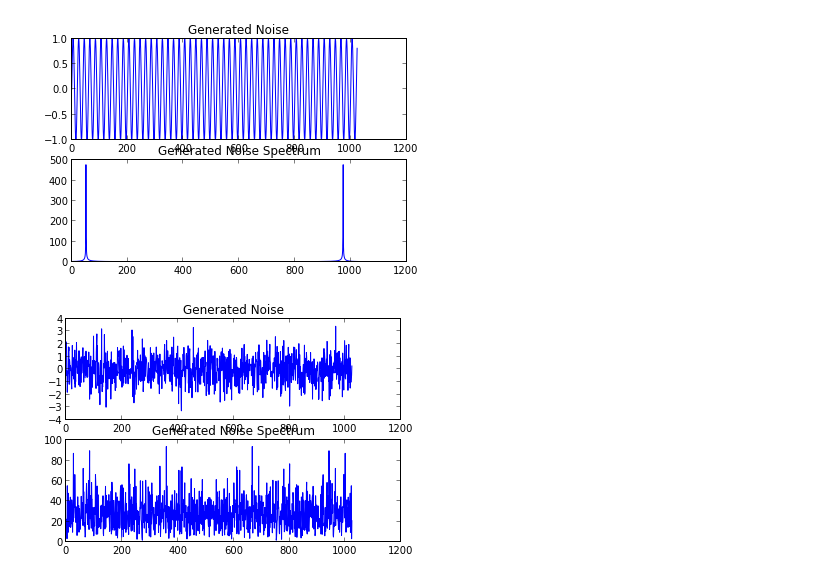
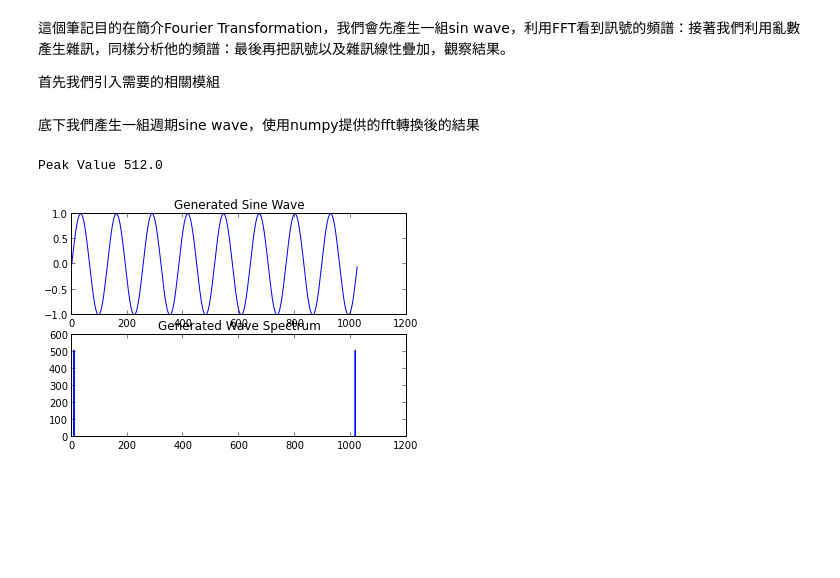
Before and after one commit to minhung/AppMathMethod, a Jupyter notebook: Signal_Analysis.ipynb, the cells around one changed output. Saved outputs shown, nothing was run; the diff lists cells and outputs as text; code cells hidden in the pictures; blank space fills up the shorter version.

```diff
--- a/Signal_Analysis.ipynb
+++ b/Signal_Analysis.ipynb
@@ -3,3 +1,7 @@
+# %% [markdown]
+這個筆記目的在簡介Fourier Transformation，我們會先產生一組sin wave，利用FFT看到訊號的頻譜：接著我們利用亂數產生雜訊，同樣分析他的頻譜：最後再把訊號以及雜訊線性疊加，觀察結果。
+
+首先我們引入需要的相關模組
 # %%
 import numpy as np
 import random
@@ -50,41 +11,21 @@ class shaper:
+# %% [markdown]
+底下我們產生一組週期sine wave，使用numpy提供的fft轉換後的結果
 # %%
-mySampleData = [np.sin(np.pi*a/10) for a in range(0, 1024)]
-
-x = shaper(sampleData = mySampleData)
-
-noise = np.random.normal(0,1,1024)
-
-for i in range(0, 5):
-    data = []
-for i in range(0, 1024):
-    data.append(x.getNoise())
+L = 64
+mySampleData = [np.sin(np.pi*a/L) for a in range(0, 1024)]
+#myFreqRes = abs(scipy.fft(mySampleData))
+myFreqRes = abs(np.fft.fft(mySampleData))
+print "Peak Value", myFreqRes[1024/2/L]
 
 plt.subplot(2, 1, 1)
-#pp.plot(data)
 plt.plot(mySampleData)
-plt.title("Generated Noise")
+plt.title("Generated Sine Wave")
 
 plt.subplot(2, 1, 2)
-#pp.plot(abs(scipy.fft(data)))
-plt.plot(abs(scipy.fft(mySampleData)))
-plt.title("Generated Noise Spectrum")
+plt.plot(myFreqRes)
+plt.title("Generated Wave Spectrum")
 
 plt.show()
 # %% [output]
+Peak Value 512.0
-[figure, old version]
+[figure, new version]
-# %%
-noise = np.random.normal(0,1,1024)
-
-plt.subplot(2, 1, 1)
-#plt.plot(data)
-plt.plot(noise)
-plt.title("Generated Noise")
-
-plt.subplot(2, 1, 2)
-#plt.plot(abs(scipy.fft(data)))
-plt.plot(abs(scipy.fft(noise)))
-plt.title("Generated Noise Spectrum")
-
-plt.show()
-# %% [output]
-[figure, removed]
```
Also changed, not shown: parts of 11 cells of this notebook.
